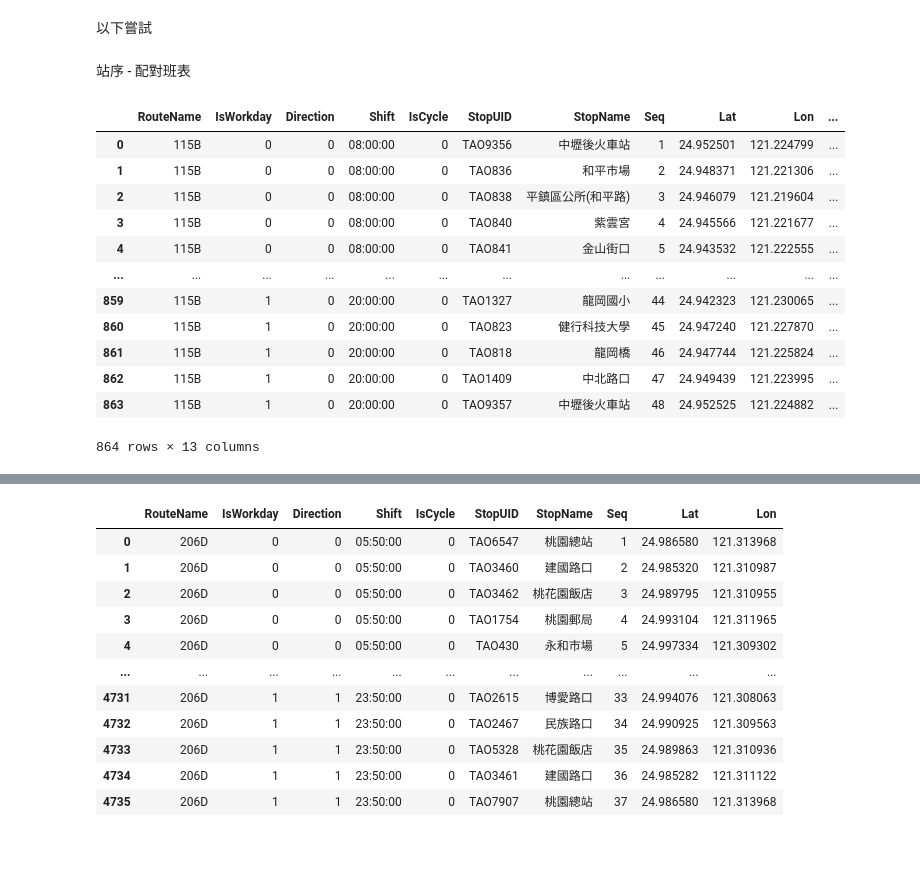
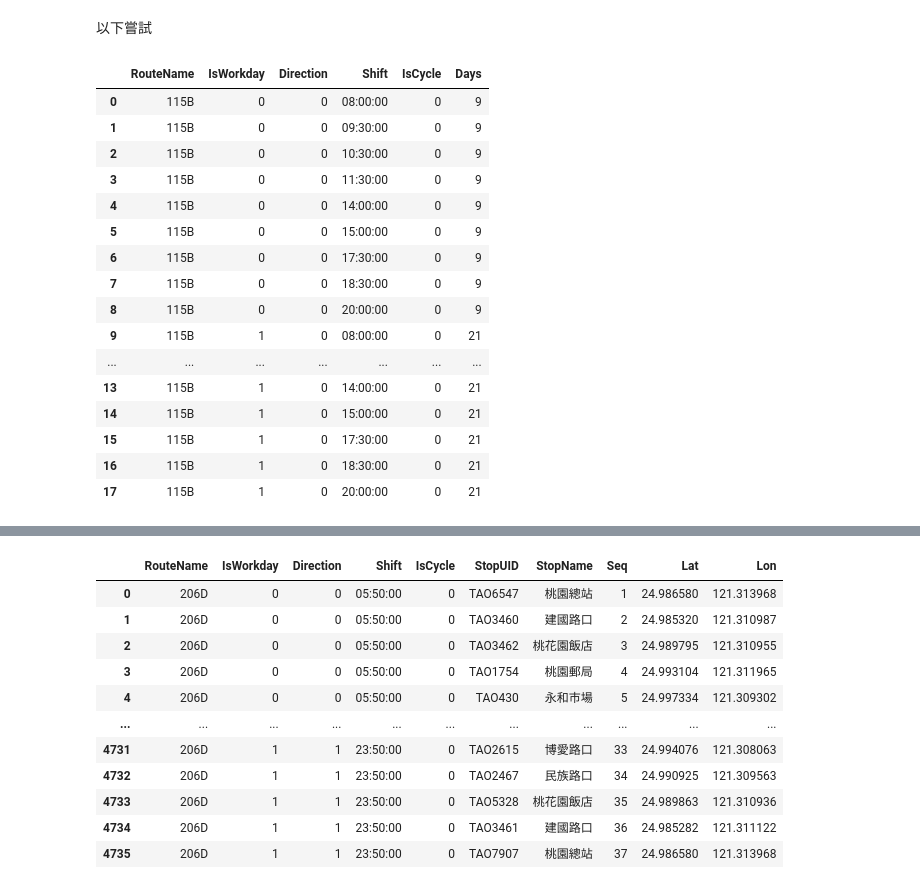
Before and after one commit to KaiChiehKJ/BusFlow, a Jupyter notebook: main.ipynb, the cells around one changed output, grey strips where cells are left out. Saved outputs shown, nothing was run; the diff lists cells and outputs as text; code cells hidden in the pictures; blank space fills up the shorter version.

```diff
--- a/main.ipynb
+++ b/main.ipynb
@@ -257,0 +262,3 @@ print(route)
+# %%
+outputfolder_unmagnification_path = os.path.join(os.getcwd(),'..', 'output','未放大過的每班次載客')
+os.makedirs(outputfolder_unmagnification_path, exist_ok=True)
@@ -258,6 +468,11 @@ print(route)
 # %%
 seq_select = seq[seq['RouteName'] == route].reset_index(drop = True)
 shift_select = shift[shift['RouteName'] == route].reset_index(drop = True)
+# 呼叫前面所儲存的 平假日天數
+holidaycount = dayscount[dayscount['DataYearMonth'] == yearmonth]['Holiday'].values[0]
+Workdaycount = dayscount[dayscount['DataYearMonth'] == yearmonth]['Workday'].values[0]
+shift_select['Days'] = shift_select['IsWorkday'].apply(lambda x: Workdaycount if x == 1 else holidaycount)
+
 seqwithshift = pd.merge(shift_select, seq_select, on = ['RouteName','Direction'])
 
 # 先挑選特定路線
@@ -293,3 +508,19 @@ for i in range(len(onandoff)):
             # 如果 i == 0，沒有前一個值，所以我們只使用當前的OnCount和OffCount
             onandoff.loc[i, 'OnBus'] = onandoff.loc[i, 'OnCount'] - onandoff.loc[i, 'OffCount']
 onandoff.loc[onandoff['OnBus'] < 0, 'OnBus'] = 0
+
+onandoff['OnAVG'] = round(onandoff['OnCount'] / onandoff['Days'],1)
+onandoff['OffAVG'] = round(onandoff['OffCount'] / onandoff['Days'],1)
+
+# 計算站間量
+for i in range(len(onandoff)):
+    if onandoff.loc[i, 'Seq'] == 1:
+        onandoff.loc[i, 'OnBusAvg'] = onandoff.loc[i, 'OnAVG'] - onandoff.loc[i, 'OffAVG']
+    else:
+        if i > 0:
+            onandoff.loc[i, 'OnBusAvg'] = onandoff.loc[i-1, 'OnBusAvg'] + onandoff.loc[i, 'OnAVG'] - onandoff.loc[i, 'OffAVG']
+        else:
+            # 如果 i == 0，沒有前一個值，所以我們只使用當前的OnAVG和OffAVG
+            onandoff.loc[i, 'OnBusAvg'] = onandoff.loc[i, 'OnAVG'] - onandoff.loc[i, 'OffAVG']
+onandoff.loc[onandoff['OnBusAvg'] < 0, 'OnBusAvg'] = 0
+onandoff_MAX = onandoff.groupby(['RouteName', 'Direction', 'Shift']).agg(OnBusMax=('OnBusAvg', 'max')).reset_index() # 每個班次的最大站間量
@@ -296,20 +543,24 @@ onandoff.loc[onandoff['OnBus'] < 0, 'OnBus'] = 0
 # %% [markdown]
 以下嘗試
-# %% [markdown]
-站序 - 配對班表
-# %%
-onandoff
-# %% [output]
-|  | RouteName | IsWorkday | Direction | Shift | IsCycle | StopUID | StopName | Seq | Lat | Lon | ... |
-| 0 | 115B | 0 | 0 | 08:00:00 | 0 | TAO9356 | 中壢後火車站 | 1 | 24.952501 | 121.224799 | ... |
-| 1 | 115B | 0 | 0 | 08:00:00 | 0 | TAO836 | 和平市場 | 2 | 24.948371 | 121.221306 | ... |
-| 2 | 115B | 0 | 0 | 08:00:00 | 0 | TAO838 | 平鎮區公所(和平路) | 3 | 24.946079 | 121.219604 | ... |
-| 3 | 115B | 0 | 0 | 08:00:00 | 0 | TAO840 | 紫雲宮 | 4 | 24.945566 | 121.221677 | ... |
-| 4 | 115B | 0 | 0 | 08:00:00 | 0 | TAO841 | 金山街口 | 5 | 24.943532 | 121.222555 | ... |
-| ... | ... | ... | ... | ... | ... | ... | ... | ... | ... | ... | ... |
-| 859 | 115B | 1 | 0 | 20:00:00 | 0 | TAO1327 | 龍岡國小 | 44 | 24.942323 | 121.230065 | ... |
-| 860 | 115B | 1 | 0 | 20:00:00 | 0 | TAO823 | 健行科技大學 | 45 | 24.947240 | 121.227870 | ... |
-| 861 | 115B | 1 | 0 | 20:00:00 | 0 | TAO818 | 龍岡橋 | 46 | 24.947744 | 121.225824 | ... |
-| 862 | 115B | 1 | 0 | 20:00:00 | 0 | TAO1409 | 中北路口 | 47 | 24.949439 | 121.223995 | ... |
-| 863 | 115B | 1 | 0 | 20:00:00 | 0 | TAO9357 | 中壢後火車站 | 48 | 24.952525 | 121.224882 | ... |
-864 rows × 13 columns
+# %%
+
+shift_select
+# # 新增 Days 欄位
+# %% [output]
+|  | RouteName | IsWorkday | Direction | Shift | IsCycle | Days |
+| 0 | 115B | 0 | 0 | 08:00:00 | 0 | 9 |
+| 1 | 115B | 0 | 0 | 09:30:00 | 0 | 9 |
+| 2 | 115B | 0 | 0 | 10:30:00 | 0 | 9 |
+| 3 | 115B | 0 | 0 | 11:30:00 | 0 | 9 |
+| 4 | 115B | 0 | 0 | 14:00:00 | 0 | 9 |
+| 5 | 115B | 0 | 0 | 15:00:00 | 0 | 9 |
+| 6 | 115B | 0 | 0 | 17:30:00 | 0 | 9 |
+| 7 | 115B | 0 | 0 | 18:30:00 | 0 | 9 |
+| 8 | 115B | 0 | 0 | 20:00:00 | 0 | 9 |
+| 9 | 115B | 1 | 0 | 08:00:00 | 0 | 21 |
+| ... | ... | ... | ... | ... | ... | ... |
+| 13 | 115B | 1 | 0 | 14:00:00 | 0 | 21 |
+| 14 | 115B | 1 | 0 | 15:00:00 | 0 | 21 |
+| 15 | 115B | 1 | 0 | 17:30:00 | 0 | 21 |
+| 16 | 115B | 1 | 0 | 18:30:00 | 0 | 21 |
+| 17 | 115B | 1 | 0 | 20:00:00 | 0 | 21 |
```
Also changed, not shown: parts of 14 cells of this notebook.
